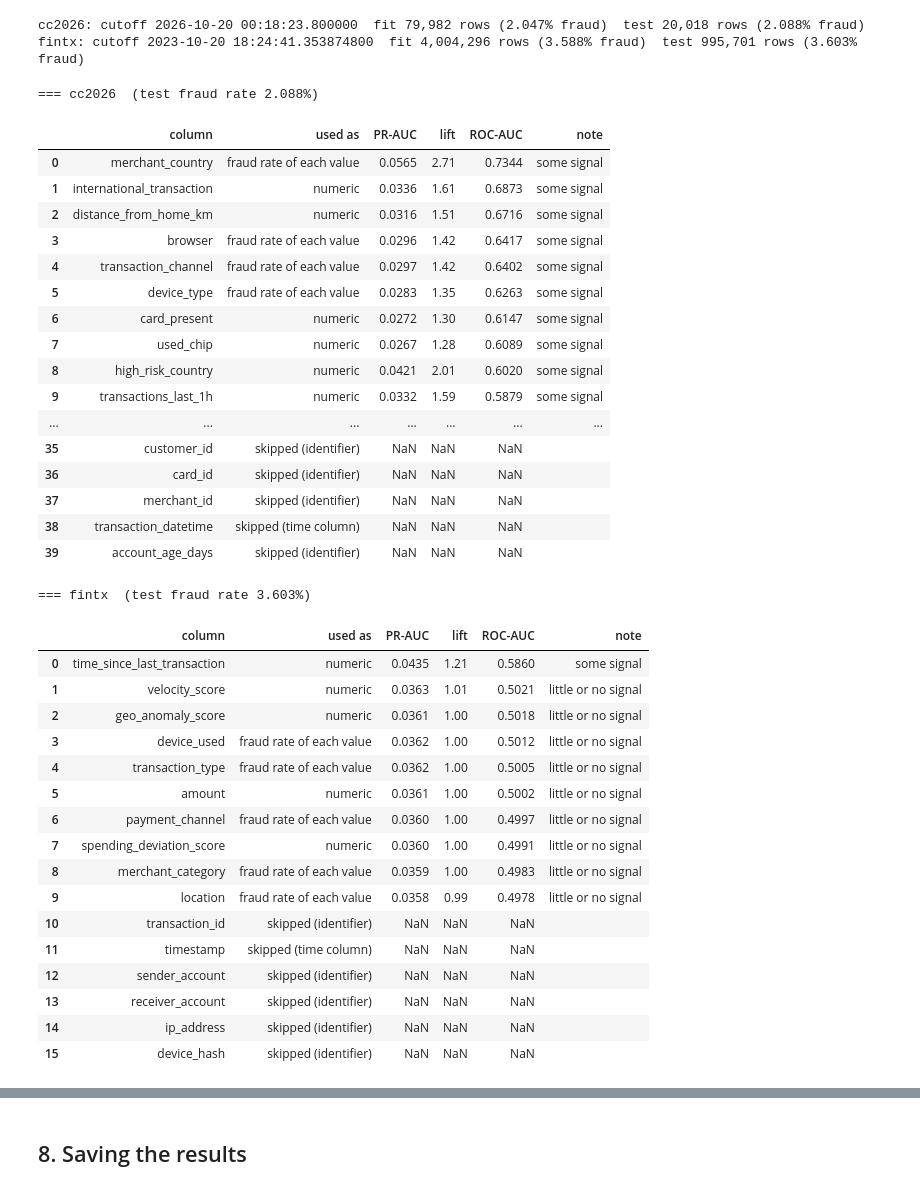
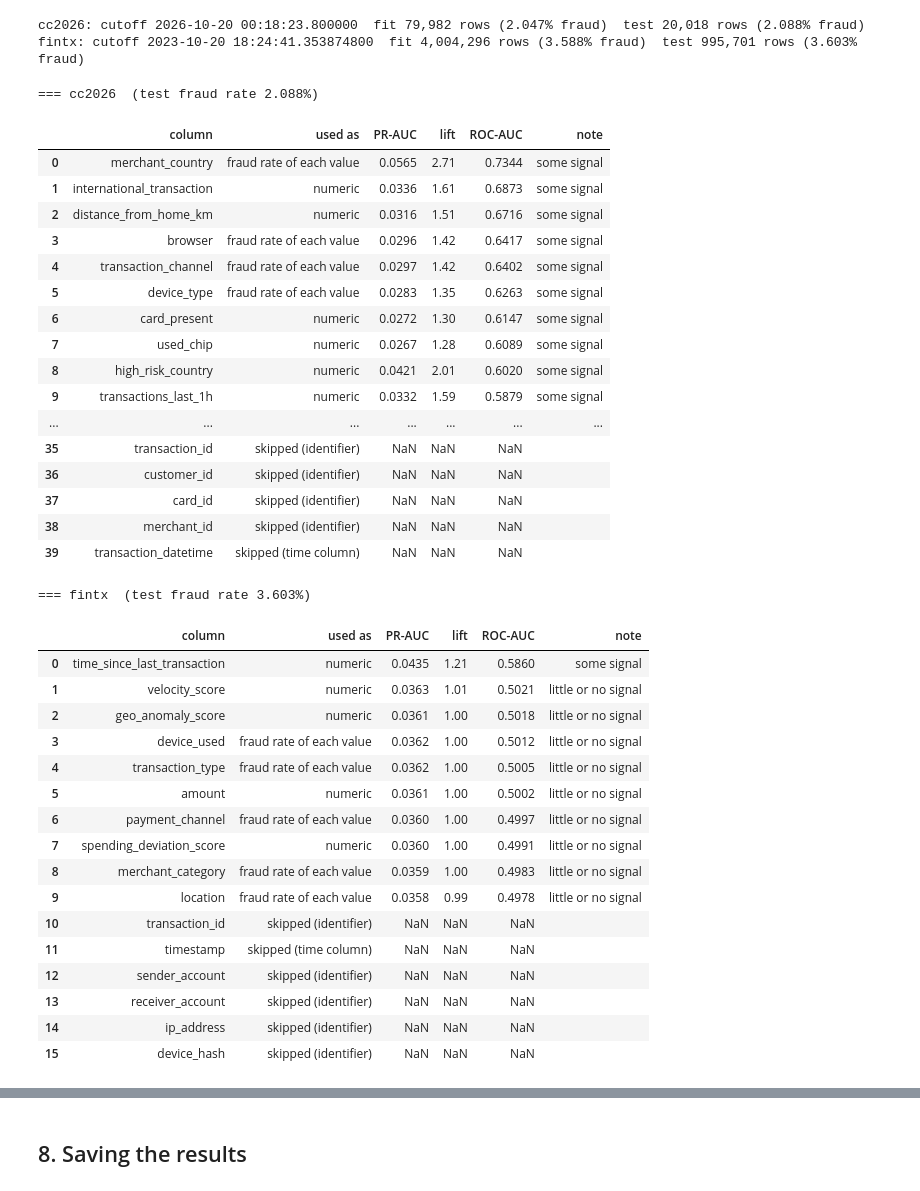
Before and after one commit to subbareddypullalacheruvu/Major-Project-Robust-Fraud-Detection-with-Spatial-Temporal-Features-and-Class-Imbalance-Learning-, a Jupyter notebook: notebooks/external_dataset_check.ipynb, the cells around one changed output, grey strips where cells are left out. Saved outputs shown, nothing was run; the diff lists cells and outputs as text; code cells hidden in the pictures.

```diff
--- a/notebooks/external_dataset_check.ipynb
+++ b/notebooks/external_dataset_check.ipynb
@@ -169,8 +169,8 @@ Here we tell the notebook which column plays which role. Any role left as `None`
 # %%
 # 4.1 Roles of the columns in each dataset
 MAPPINGS = {
-    'cc2026': {'label': 'is_fraud', 'id': 'card_id', 'time': 'transaction_datetime', 'amount': 'amount',
-               'category': 'merchant_category', 'age': 'age', 'gender': 'gender'},
+    'cc2026': {'label': 'is_fraud', 'id': 'card_id', 'time': 'transaction_datetime', 'amount': 'transaction_amount',
+               'category': 'merchant_category', 'age': 'customer_age', 'gender': 'customer_gender'},
     'fintx':  {'label': None, 'id': None, 'time': None, 'amount': None,
                'category': None, 'age': None, 'gender': None},
 }
@@ -186,7 +186,7 @@ CANDIDATES = {
     'amount':   ['amount', 'amt', 'transaction_amount'],
     'category': ['merchant_category', 'category', 'transaction_type', 'type'],
     'age':      ['age', 'customer_age'],
-    'gender':   ['gender', 'sex'],
+    'gender':   ['gender', 'customer_gender', 'sex'],
 }
 
 def fill_mapping(df, mapping):
@@ -196,8 +196,8 @@ def fill_mapping(df, mapping):
         if col is None:
             out[role] = next((lower[c.lower()] for c in CANDIDATES[role] if c.lower() in lower), None)
         elif col not in df.columns:
-            print(f'warning: column {col!r} for {role} not found')
-            out[role] = None
+            out[role] = next((lower[c.lower()] for c in CANDIDATES[role] if c.lower() in lower), None)
+            print(f'warning: column {col!r} for {role} not found, using {out[role]!r} instead')
     return out
 
 for short, df in raw.items():
@@ -309,7 +306,7 @@ fintx: cutoff 2023-10-20 18:24:41.353874800  fit 4,004,296 rows (3.588% fraud)
 def looks_like_identifier(col, mapping):
     c = col.lower()
     return (col == mapping['id'] or c in ('id', 'ip_address') or c.endswith('_id')
-            or 'account' in c or 'hash' in c or c.endswith('_ip'))
+            or c.endswith('_account') or 'hash' in c or c.endswith('_ip'))
 
 def column_scores(short):
     m = MAPPINGS[short]
@@ -340,38 +337,38 @@ def column_scores(short):
         if x_test.nunique() < 2:
             rows.append({'column': col, 'used as': used + ' (constant on test)'}); continue
         pr, roc = average_precision_score(y_test, x_test), roc_auc_score(y_test, x_test)
         rows.append({'column': col, 'used as': used, 'PR-AUC': round(pr, 4),
                      'lift': round(pr / y_test.mean(), 2), 'ROC-AUC': round(roc, 4)})
     out = pd.DataFrame(rows)
     out['note'] = np.select([out['ROC-AUC'] >= 0.95, out['ROC-AUC'] < 0.55],
                             ['check for leakage', 'little or no signal'], 'some signal')
     out.loc[out['ROC-AUC'].isna(), 'note'] = ''
     return out.sort_values('ROC-AUC', ascending=False, na_position='last').reset_index(drop=True)
 
 column_results = {}
 for short in data:
     column_results[short] = column_scores(short)
     print(f'=== {short}  (test fraud rate {splits[short][1]["_y"].mean():.3%})')
     display(column_results[short])
 # %% [output]
 === cc2026  (test fraud rate 2.088%)
 |  | column | used as | PR-AUC | lift | ROC-AUC | note |
 | 0 | merchant_country | fraud rate of each value | 0.0565 | 2.71 | 0.7344 | some signal |
 | 1 | international_transaction | numeric | 0.0336 | 1.61 | 0.6873 | some signal |
 | 2 | distance_from_home_km | numeric | 0.0316 | 1.51 | 0.6716 | some signal |
 | 3 | browser | fraud rate of each value | 0.0296 | 1.42 | 0.6417 | some signal |
 | 4 | transaction_channel | fraud rate of each value | 0.0297 | 1.42 | 0.6402 | some signal |
 | 5 | device_type | fraud rate of each value | 0.0283 | 1.35 | 0.6263 | some signal |
 | 6 | card_present | numeric | 0.0272 | 1.30 | 0.6147 | some signal |
 | 7 | used_chip | numeric | 0.0267 | 1.28 | 0.6089 | some signal |
 | 8 | high_risk_country | numeric | 0.0421 | 2.01 | 0.6020 | some signal |
 | 9 | transactions_last_1h | numeric | 0.0332 | 1.59 | 0.5879 | some signal |
 | ... | ... | ... | ... | ... | ... | ... |
-| 35 | customer_id | skipped (identifier) | NaN | NaN | NaN |  |
-| 36 | card_id | skipped (identifier) | NaN | NaN | NaN |  |
-| 37 | merchant_id | skipped (identifier) | NaN | NaN | NaN |  |
-| 38 | transaction_datetime | skipped (time column) | NaN | NaN | NaN |  |
-| 39 | account_age_days | skipped (identifier) | NaN | NaN | NaN |  |
+| 35 | transaction_id | skipped (identifier) | NaN | NaN | NaN |  |
+| 36 | customer_id | skipped (identifier) | NaN | NaN | NaN |  |
+| 37 | card_id | skipped (identifier) | NaN | NaN | NaN |  |
+| 38 | merchant_id | skipped (identifier) | NaN | NaN | NaN |  |
+| 39 | transaction_datetime | skipped (time column) | NaN | NaN | NaN |  |
 === fintx  (test fraud rate 3.603%)
 |  | column | used as | PR-AUC | lift | ROC-AUC | note |
 | 0 | time_since_last_transaction | numeric | 0.0435 | 1.21 | 0.5860 | some signal |
```
Also changed, not shown: parts of 7 cells of this notebook.
